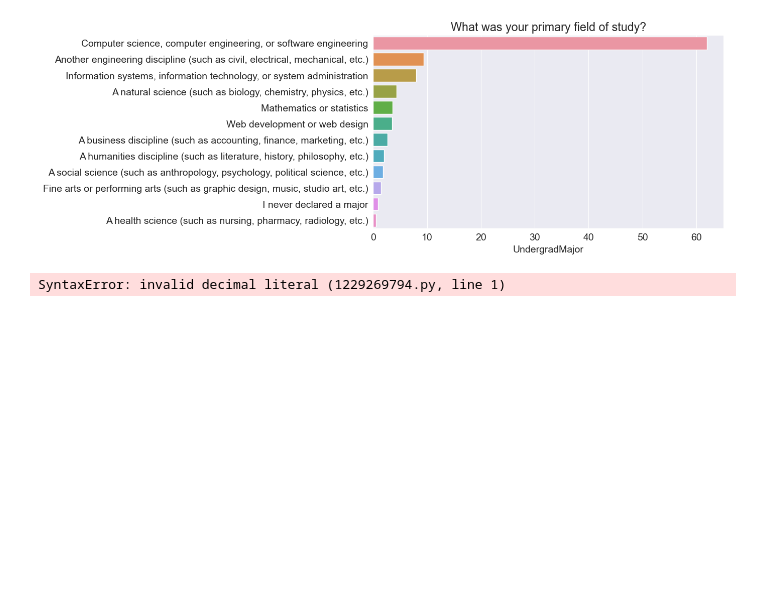
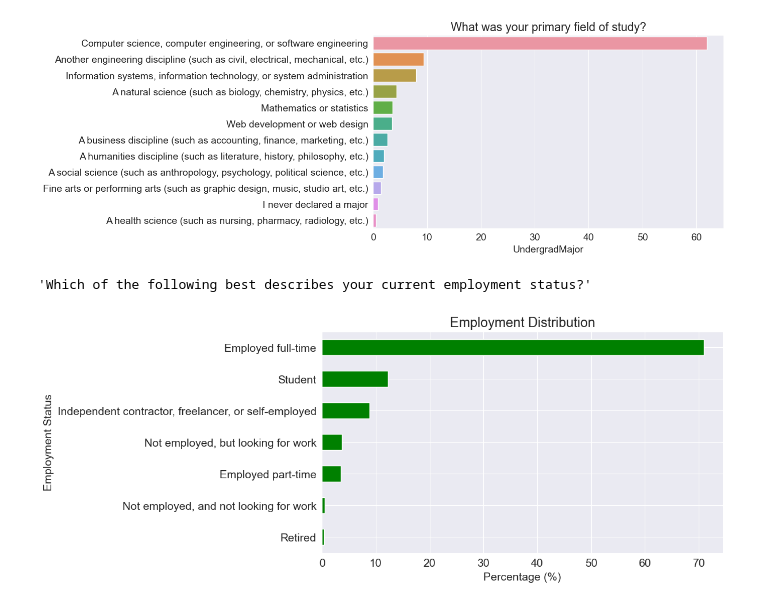
Before and after one commit to fabrice-programmer/project-das, a Jupyter notebook: realworld.ipynb, the cells around one changed output. Drawn from its saved outputs; the diff is of its cells as text; code cells hidden in the pictures; blank space fills up the shorter version.

```diff
--- a/realworld.ipynb
+++ b/realworld.ipynb
@@ -281,7 +281,22 @@ sns.barplot(x=undergrad_pct,y=undergrad_pct.index)
 # %% [output]
 <Axes: title={'center': 'What was your primary field of study?'}, xlabel='UndergradMajor'>
 [figure]
+# %%
+schema.Employment
+# %% [output]
+'Which of the following best describes your current employment status?'
 # %%
-schema.Employment.value_counts(normalize=True, ascending=True)*100.plot(kind='barh', color='g')
+import pandas as pd
+import matplotlib.pyplot as plt
+
+(survey_df['Employment'].value_counts(normalize=True, ascending=True) * 100).plot(
+    kind='barh',
+    color='g'
+)
+
+plt.xlabel("Percentage (%)")
+plt.ylabel("Employment Status")
+plt.title("Employment Distribution")
+plt.show()
 # %% [output]
-SyntaxError: invalid decimal literal (1229269794.py, line 1)
+[figure, added]
```
Also changed, not shown: parts of 1 cell of this notebook.
